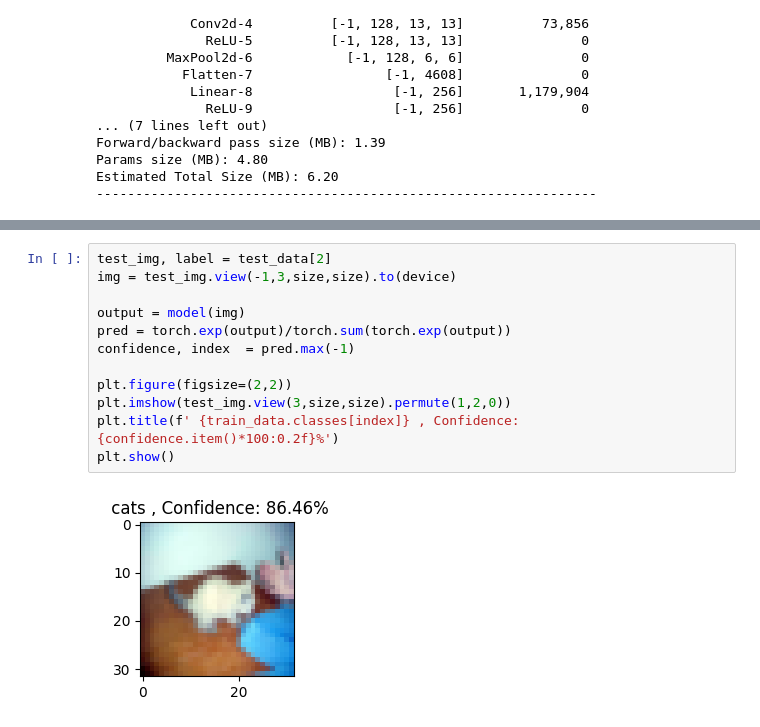
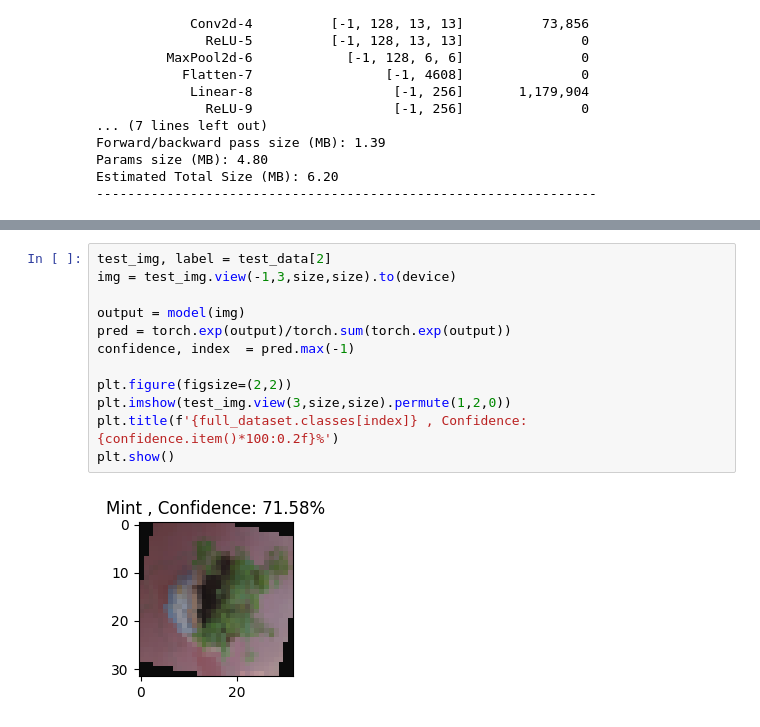
Before and after one commit to SabrinaIslamTesa/CVPR, a Jupyter notebook: Assignments/Mid-Term/CNN_23-53821-3.ipynb, the cells around one changed output, grey strips where cells are left out. Cells and saved outputs as stored; diff of their text form.

Commit message:
Completed medicinal plant classification training and evaluation

```diff
--- a/Assignments/Mid-Term/CNN_23-53821-3.ipynb
+++ b/Assignments/Mid-Term/CNN_23-53821-3.ipynb
@@ -228,17 +228,17 @@ plt.show()
 # %%
 test_img, label = test_data[2]
 img = test_img.view(-1,3,size,size).to(device)
 
 output = model(img)
 pred = torch.exp(output)/torch.sum(torch.exp(output))
 confidence, index  = pred.max(-1)
 
 plt.figure(figsize=(2,2))
 plt.imshow(test_img.view(3,size,size).permute(1,2,0))
-plt.title(f' {train_data.classes[index]} , Confidence: {confidence.item()*100:0.2f}%')
+plt.title(f'{full_dataset.classes[index]} , Confidence: {confidence.item()*100:0.2f}%')
 plt.show()
 # %% [output]
-[figure, old version]
+[figure, new version]
 # %%
 test_loss, test_acc =  validation(test_dl,model,loss_fn)
 print(f'Test Loss : {test_loss:0.2f} , Test Accuracy: {test_acc*100:0.2f}%')
```
Also changed, not shown: parts of 3 cells of this notebook.
